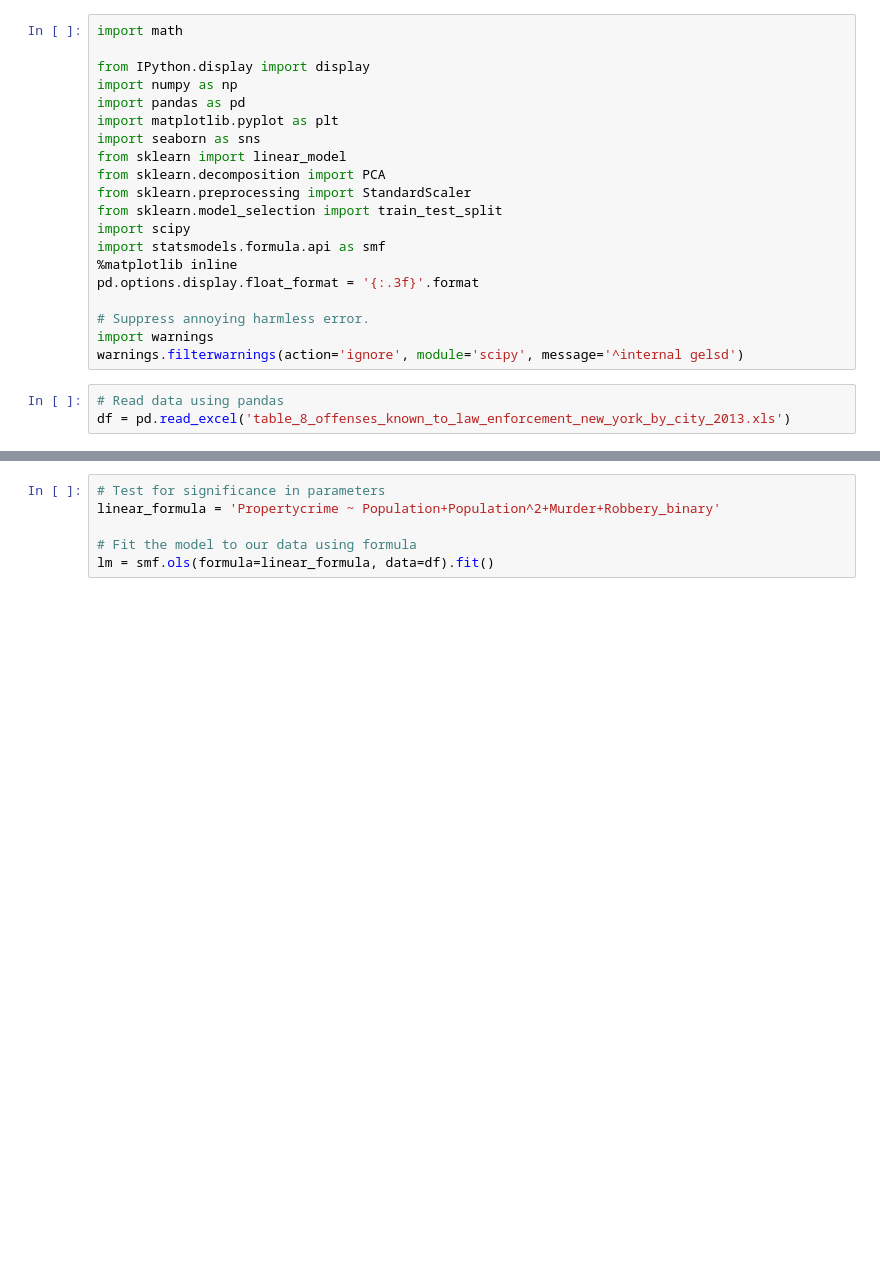
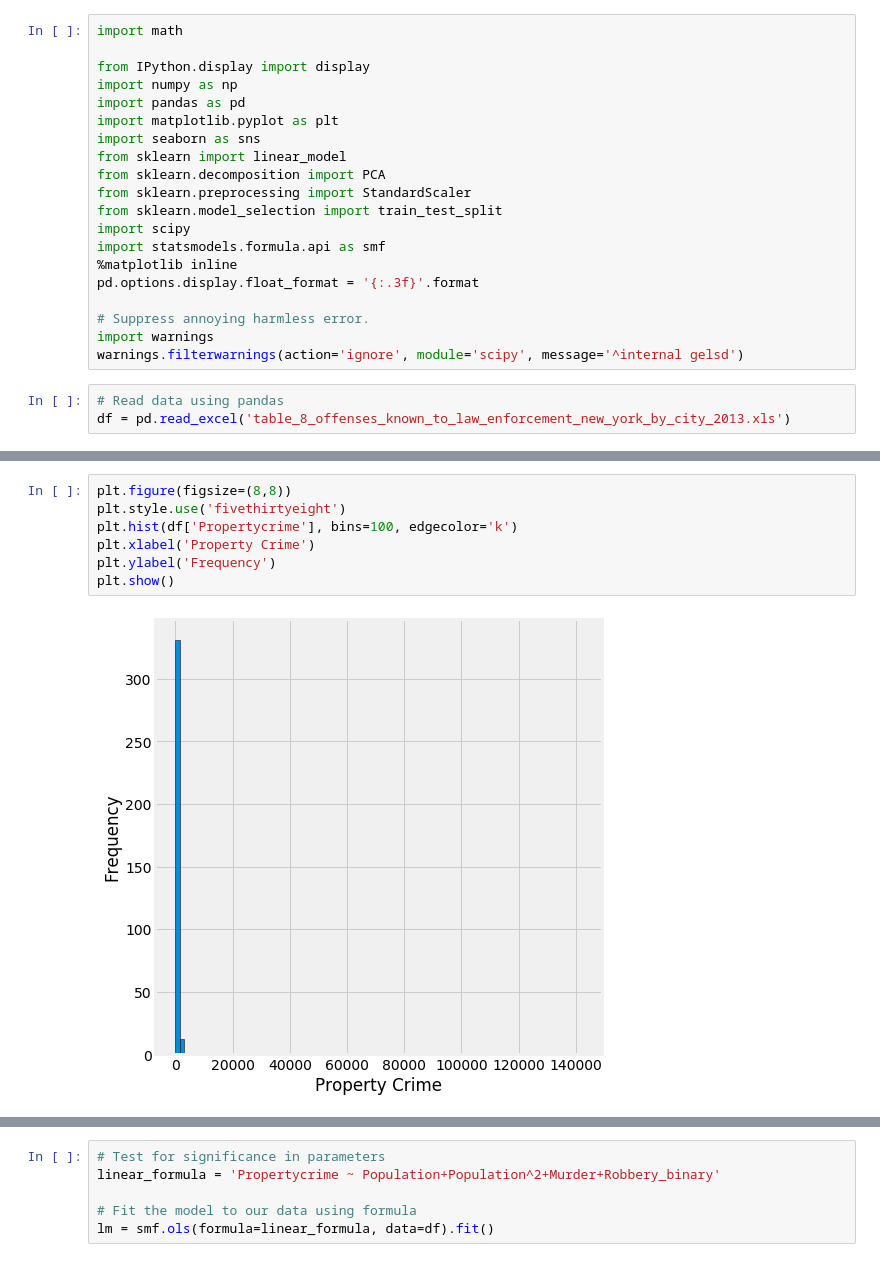
Before and after one commit to ayan1995/Thinkful, a Jupyter notebook: Bootcamp/Unit 2 Supervised Learning/Lesson 4 Linear Regression/Multivariable Regression Model.ipynb, the cells around one changed output, grey strips where cells are left out. Cells and saved outputs as stored; diff of their text form; blank space fills up the shorter version.

```diff
--- a/Bootcamp/Unit 2 Supervised Learning/Lesson 4 Linear Regression/Multivariable Regression Model.ipynb
+++ b/Bootcamp/Unit 2 Supervised Learning/Lesson 4 Linear Regression/Multivariable Regression Model.ipynb
@@ -32,0 +115,9 @@ df.head()
+# %%
+plt.figure(figsize=(8,8))
+plt.style.use('fivethirtyeight')
+plt.hist(df['Propertycrime'], bins=100, edgecolor='k')
+plt.xlabel('Property Crime')
+plt.ylabel('Frequency')
+plt.show()
+# %% [output]
+[figure, added]
```
Also changed, not shown: parts of 15 cells of this notebook.
